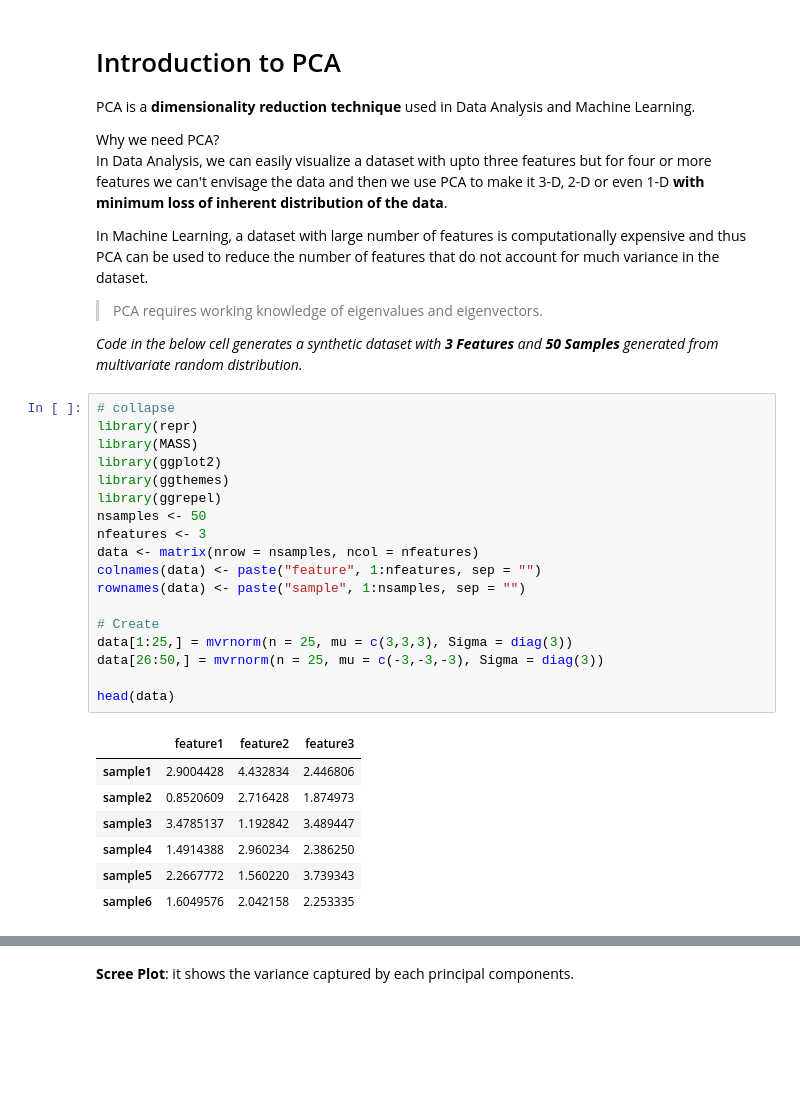
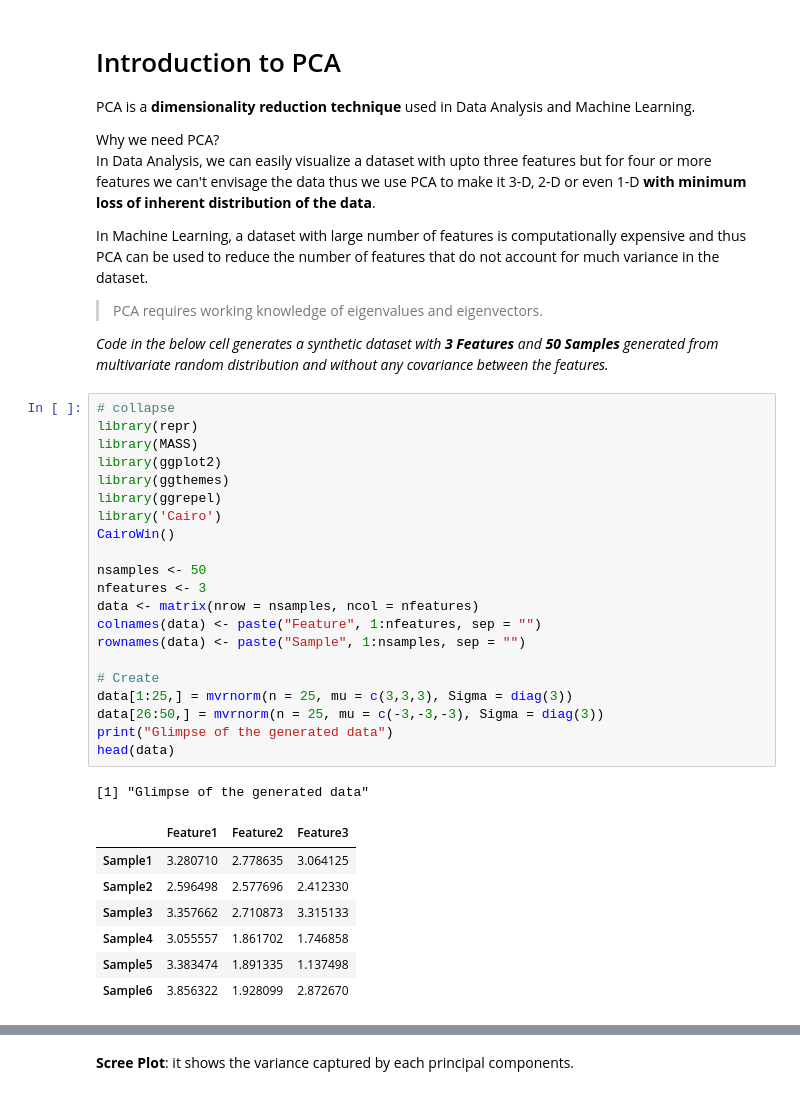
Before and after one commit to ashudva/KED, a Jupyter notebook: _notebooks/2021-09-06-PCA.ipynb, the cells around one changed output, grey strips where cells are left out. Saved outputs shown, nothing was run; the diff lists cells and outputs as text; blank space fills up the shorter version.

```diff
--- a/_notebooks/2021-09-06-PCA.ipynb
+++ b/_notebooks/2021-09-06-PCA.ipynb
@@ -25,35 +29,39 @@ I have used R for some of the tasks and Python for the implementation of the PCA
 PCA is a **dimensionality reduction technique** used in Data Analysis and Machine Learning.
 
 Why we need PCA?<br/>
-In Data Analysis, we can easily visualize a dataset with upto three features but for four or more features we can't envisage the data and then we use PCA to make it 3-D, 2-D or even 1-D **with minimum loss of inherent distribution of the data**.
+In Data Analysis, we can easily visualize a dataset with upto three features but for four or more features we can't envisage the data thus we use PCA to make it 3-D, 2-D or even 1-D **with minimum loss of inherent distribution of the data**.
 
 In Machine Learning, a dataset with large number of features is computationally expensive and thus PCA can be used to reduce the number of features that do not account for much variance in the dataset.
 > PCA requires working knowledge of eigenvalues and eigenvectors.
 
-*Code in the below cell generates a synthetic dataset with **3 Features** and **50 Samples** generated from multivariate random distribution.*
+*Code in the below cell generates a synthetic dataset with **3 Features** and **50 Samples** generated from multivariate random distribution and without any covariance between the features.*
 # %%
 # collapse
 library(repr)
 library(MASS)
 library(ggplot2)
 library(ggthemes)
 library(ggrepel)
+library('Cairo')
+CairoWin()
+
 nsamples <- 50
 nfeatures <- 3
 data <- matrix(nrow = nsamples, ncol = nfeatures)
-colnames(data) <- paste("feature", 1:nfeatures, sep = "")
-rownames(data) <- paste("sample", 1:nsamples, sep = "")
+colnames(data) <- paste("Feature", 1:nfeatures, sep = "")
+rownames(data) <- paste("Sample", 1:nsamples, sep = "")
 
 # Create
 data[1:25,] = mvrnorm(n = 25, mu = c(3,3,3), Sigma = diag(3))
 data[26:50,] = mvrnorm(n = 25, mu = c(-3,-3,-3), Sigma = diag(3))
-
+print("Glimpse of the generated data")
 head(data)
 # %% [output]
+[1] "Glimpse of the generated data"
-|  | feature1 | feature2 | feature3 |
-| sample1 | 2.9004428 | 4.432834 | 2.446806 |
-| sample2 | 0.8520609 | 2.716428 | 1.874973 |
-| sample3 | 3.4785137 | 1.192842 | 3.489447 |
-| sample4 | 1.4914388 | 2.960234 | 2.386250 |
-| sample5 | 2.2667772 | 1.560220 | 3.739343 |
-| sample6 | 1.6049576 | 2.042158 | 2.253335 |
+|  | Feature1 | Feature2 | Feature3 |
+| Sample1 | 3.280710 | 2.778635 | 3.064125 |
+| Sample2 | 2.596498 | 2.577696 | 2.412330 |
+| Sample3 | 3.357662 | 2.710873 | 3.315133 |
+| Sample4 | 3.055557 | 1.861702 | 1.746858 |
+| Sample5 | 3.383474 | 1.891335 | 1.137498 |
+| Sample6 | 3.856322 | 1.928099 | 2.872670 |
```
Also changed, not shown: parts of 38 cells of this notebook, 1 other file.
